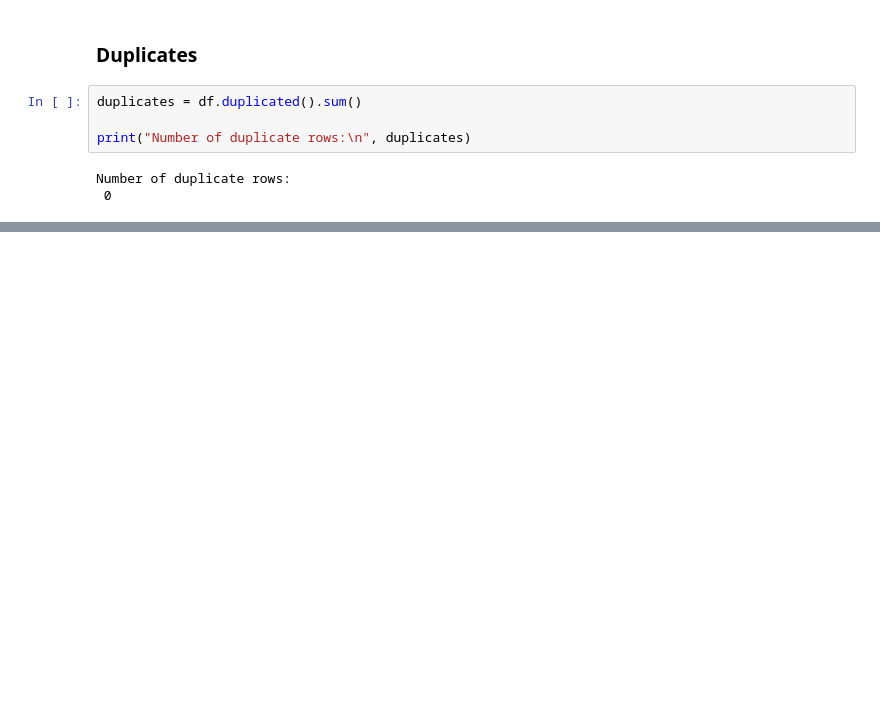
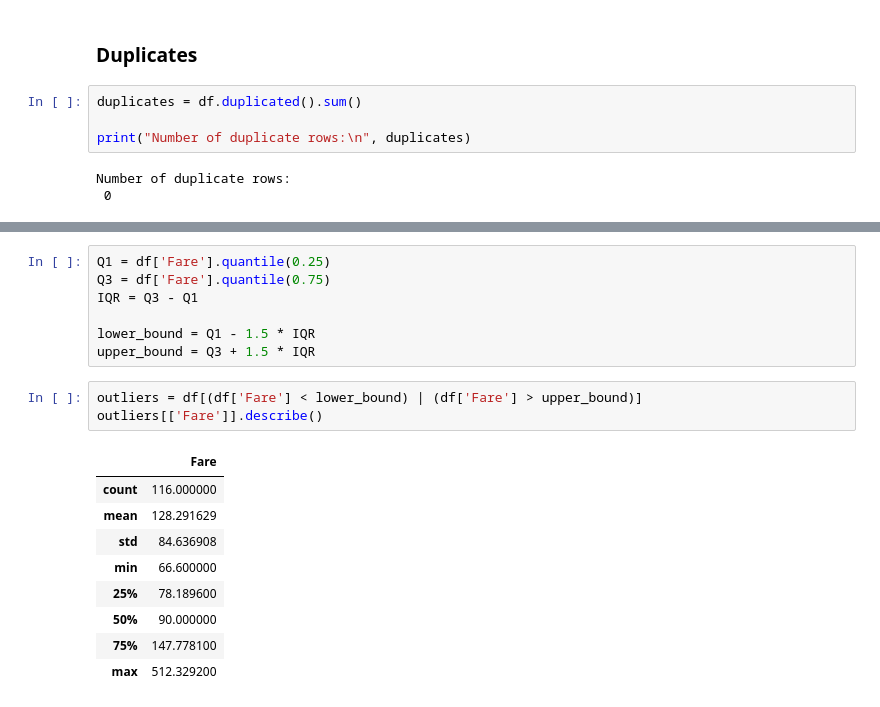
Before and after one commit to helben2002/TitanicCapstoneProject, a Jupyter notebook: ml/notebooks/sara.ipynb, the cells around one changed output, grey strips where cells are left out. Cells and saved outputs as stored; diff of their text form; blank space fills up the shorter version.

```diff
--- a/ml/notebooks/sara.ipynb
+++ b/ml/notebooks/sara.ipynb
@@ -102,0 +113,20 @@ Number of duplicate rows:
+# %%
+Q1 = df['Fare'].quantile(0.25)
+Q3 = df['Fare'].quantile(0.75)
+IQR = Q3 - Q1
+
+lower_bound = Q1 - 1.5 * IQR
+upper_bound = Q3 + 1.5 * IQR
+# %%
+outliers = df[(df['Fare'] < lower_bound) | (df['Fare'] > upper_bound)]
+outliers[['Fare']].describe()
+# %% [output]
+|  | Fare |
+| count | 116.000000 |
+| mean | 128.291629 |
+| std | 84.636908 |
+| min | 66.600000 |
+| 25% | 78.189600 |
+| 50% | 90.000000 |
+| 75% | 147.778100 |
+| max | 512.329200 |
```
Also changed, not shown: parts of 3 cells of this notebook.
